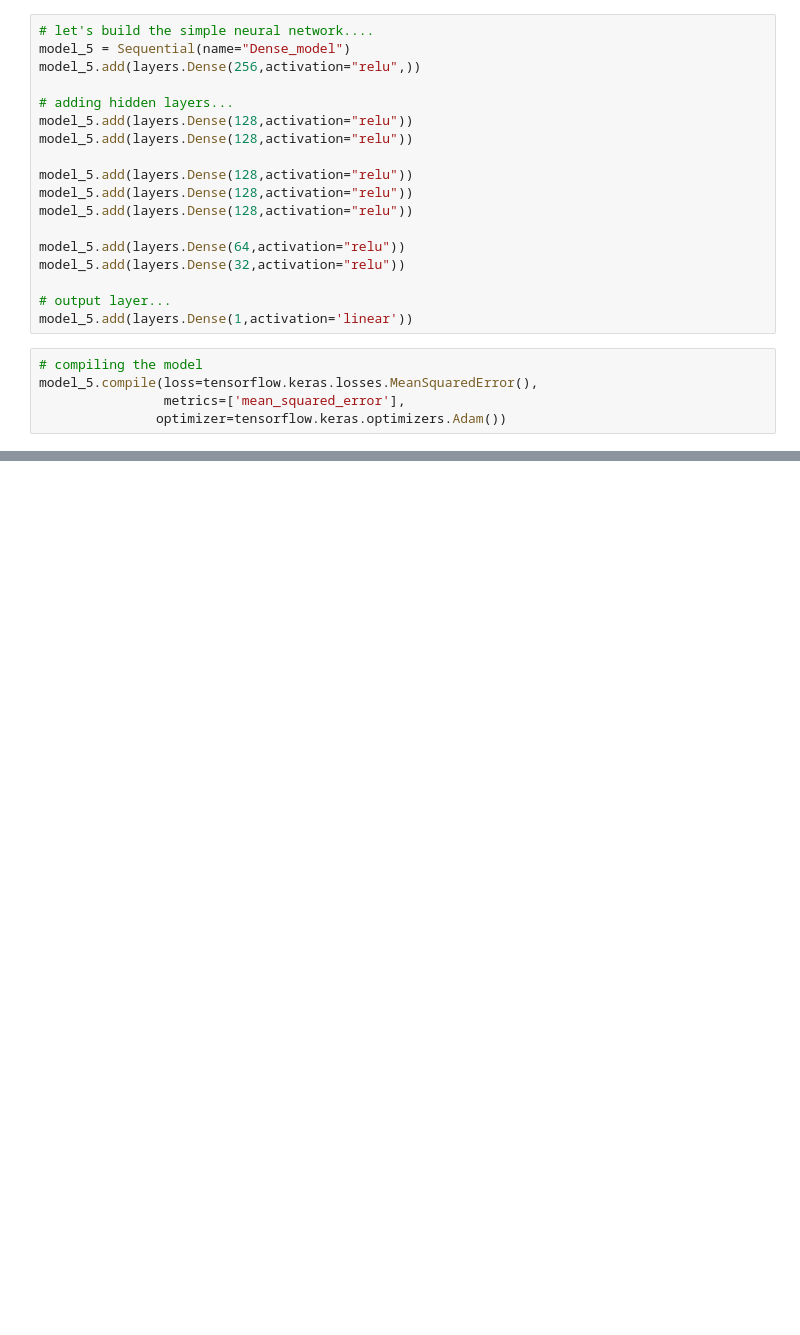
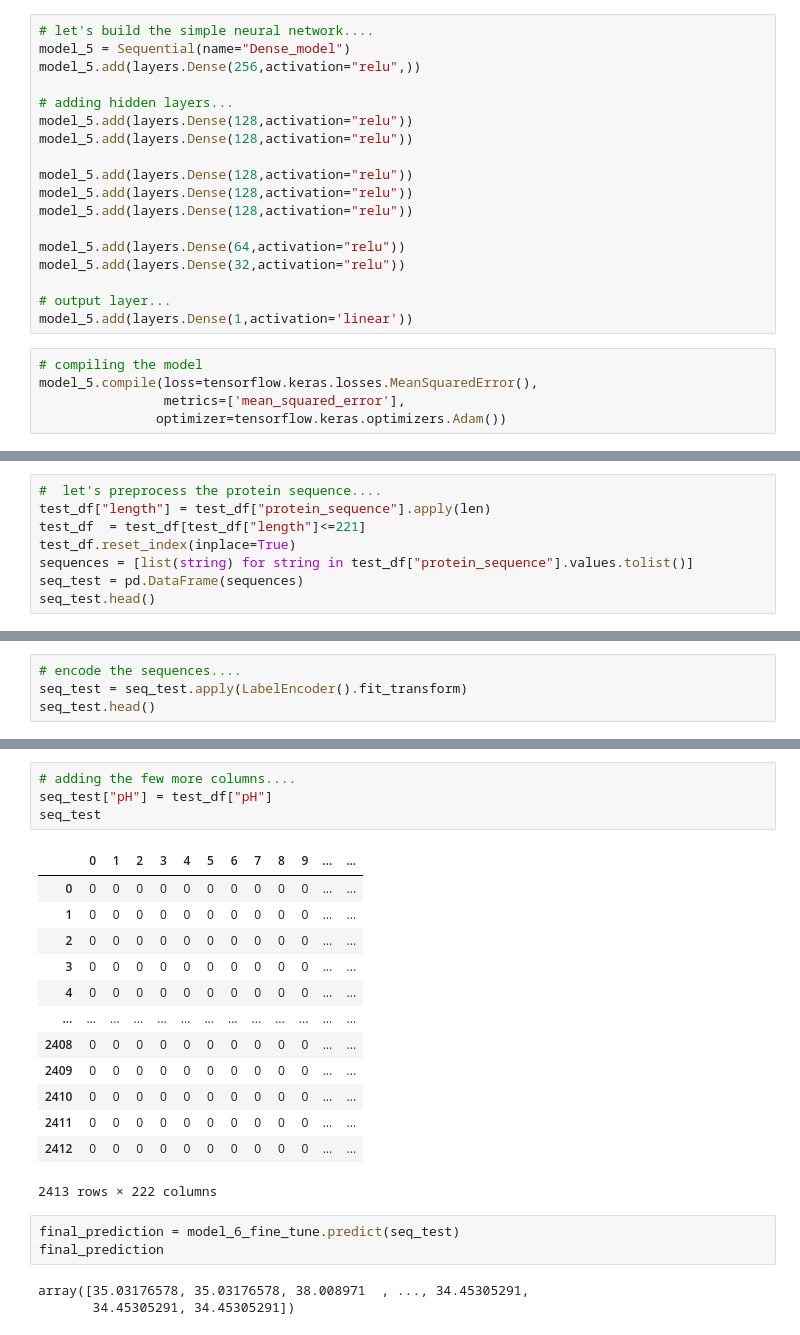
Before and after one commit to ahmad1jalal/Novozymes-Enzyme-Stability-Prediction, a Jupyter notebook: NES.ipynb, the cells around one changed output, grey strips where cells are left out. Drawn from its saved outputs; the diff is of its cells as text; blank space fills up the shorter version.

Commit message:
prediction on actual test data

```diff
--- a/NES.ipynb
+++ b/NES.ipynb
@@ -722,0 +752,8 @@ RandomForestRegressor(max_depth=100, max_features='auto', min_samples_leaf=4,
+# %%
+#  let's preprocess the protein sequence....
+test_df["length"] = test_df["protein_sequence"].apply(len)
+test_df  = test_df[test_df["length"]<=221]
+test_df.reset_index(inplace=True)
+sequences = [list(string) for string in test_df["protein_sequence"].values.tolist()]
+seq_test = pd.DataFrame(sequences)
+seq_test.head()
@@ -722,0 +768,4 @@ RandomForestRegressor(max_depth=100, max_features='auto', min_samples_leaf=4,
+# %%
+# encode the sequences....
+seq_test = seq_test.apply(LabelEncoder().fit_transform)
+seq_test.head()
@@ -722,0 +780,24 @@ RandomForestRegressor(max_depth=100, max_features='auto', min_samples_leaf=4,
+# %%
+# adding the few more columns....
+seq_test["pH"] = test_df["pH"]
+seq_test
+# %% [output]
+|  | 0 | 1 | 2 | 3 | 4 | 5 | 6 | 7 | 8 | 9 | ... | ... |
+| 0 | 0 | 0 | 0 | 0 | 0 | 0 | 0 | 0 | 0 | 0 | ... | ... |
+| 1 | 0 | 0 | 0 | 0 | 0 | 0 | 0 | 0 | 0 | 0 | ... | ... |
+| 2 | 0 | 0 | 0 | 0 | 0 | 0 | 0 | 0 | 0 | 0 | ... | ... |
+| 3 | 0 | 0 | 0 | 0 | 0 | 0 | 0 | 0 | 0 | 0 | ... | ... |
+| 4 | 0 | 0 | 0 | 0 | 0 | 0 | 0 | 0 | 0 | 0 | ... | ... |
+| ... | ... | ... | ... | ... | ... | ... | ... | ... | ... | ... | ... | ... |
+| 2408 | 0 | 0 | 0 | 0 | 0 | 0 | 0 | 0 | 0 | 0 | ... | ... |
+| 2409 | 0 | 0 | 0 | 0 | 0 | 0 | 0 | 0 | 0 | 0 | ... | ... |
+| 2410 | 0 | 0 | 0 | 0 | 0 | 0 | 0 | 0 | 0 | 0 | ... | ... |
+| 2411 | 0 | 0 | 0 | 0 | 0 | 0 | 0 | 0 | 0 | 0 | ... | ... |
+| 2412 | 0 | 0 | 0 | 0 | 0 | 0 | 0 | 0 | 0 | 0 | ... | ... |
+2413 rows × 222 columns
+# %%
+final_prediction = model_6_fine_tune.predict(seq_test)
+final_prediction
+# %% [output]
+array([35.03176578, 35.03176578, 38.008971  , ..., 34.45305291,
+       34.45305291, 34.45305291])
```
Also changed, not shown: parts of 27 cells of this notebook.
